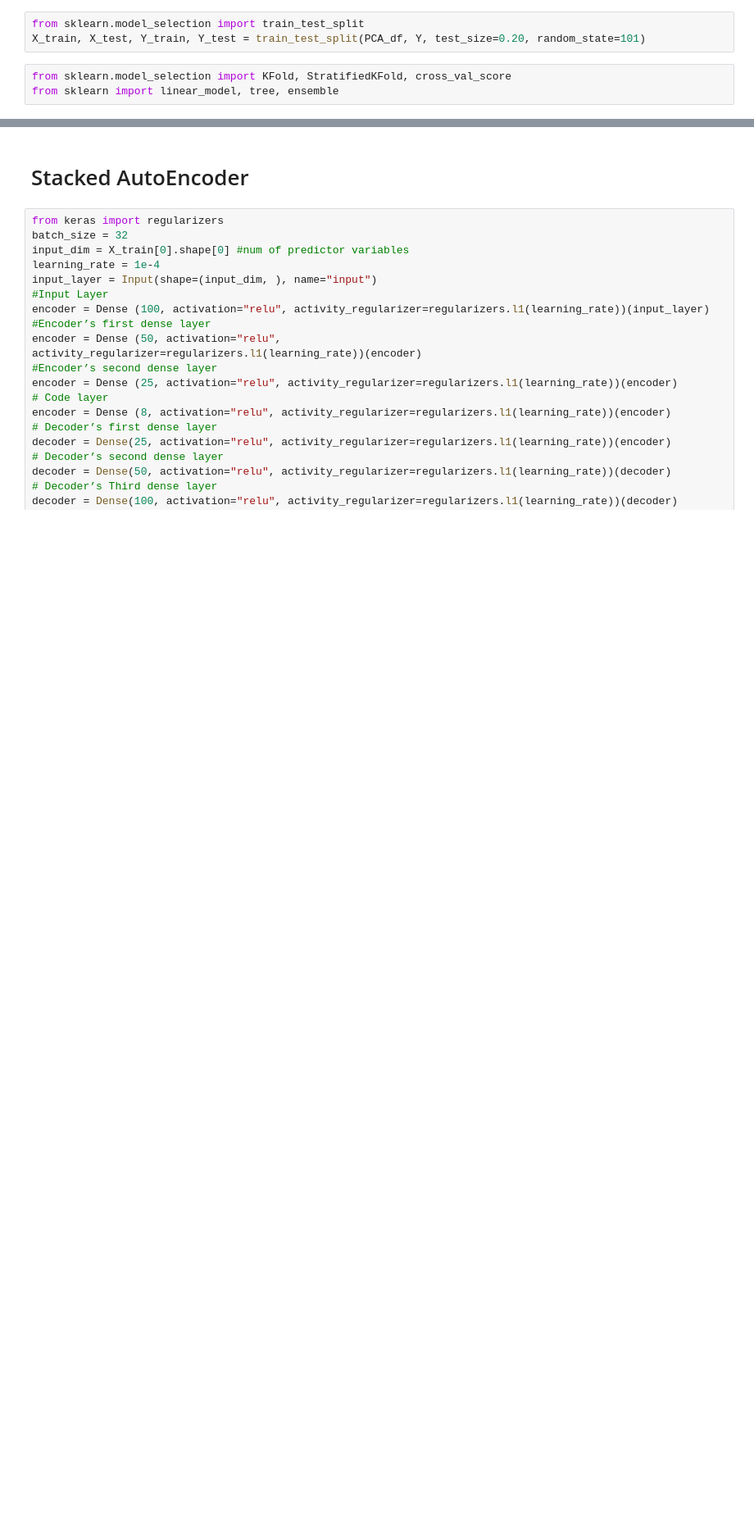
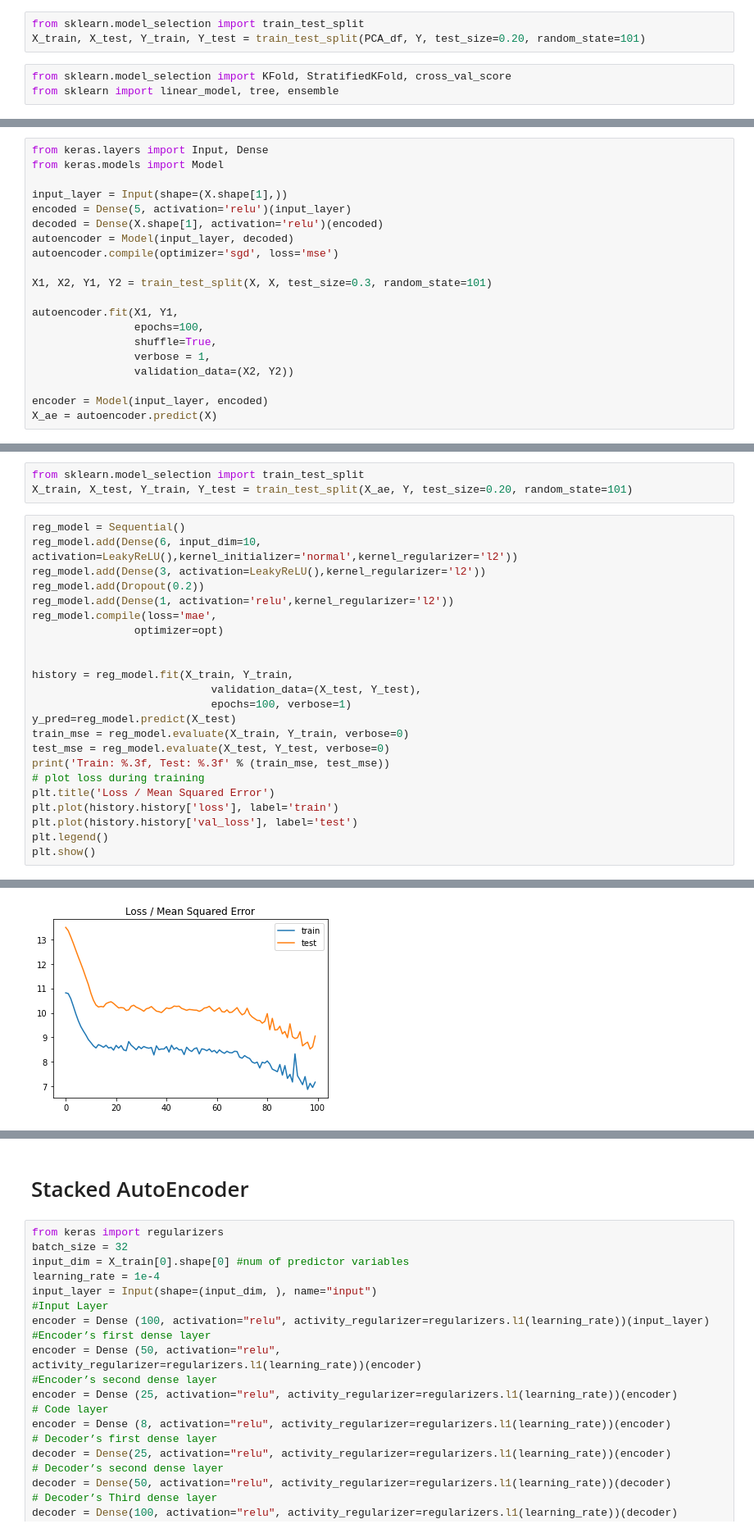
Before and after one commit to vinayakkrishanprasad/Prediction-of-Phase-Fraction-of-Steel-to-obtain-Aging-Response, a Jupyter notebook: Aging_new.ipynb, the cells around one changed output, grey strips where cells are left out. Shown at 82% size. Drawn from its saved outputs; the diff is of its cells as text; blank space fills up the shorter version.

```diff
--- a/Aging_new.ipynb
+++ b/Aging_new.ipynb
@@ -389,0 +427,20 @@ R2=r2_score(Y_test,y_preds)
+# %%
+from keras.layers import Input, Dense
+from keras.models import Model
+
+input_layer = Input(shape=(X.shape[1],))
+encoded = Dense(5, activation='relu')(input_layer)
+decoded = Dense(X.shape[1], activation='relu')(encoded)
+autoencoder = Model(input_layer, decoded)
+autoencoder.compile(optimizer='sgd', loss='mse')
+
+X1, X2, Y1, Y2 = train_test_split(X, X, test_size=0.3, random_state=101)
+
+autoencoder.fit(X1, Y1,
+                epochs=100,
+                shuffle=True,
+                verbose = 1,
+                validation_data=(X2, Y2))
+
+encoder = Model(input_layer, encoded)
+X_ae = autoencoder.predict(X)
@@ -389,0 +469,27 @@ R2=r2_score(Y_test,y_preds)
+# %%
+from sklearn.model_selection import train_test_split
+X_train, X_test, Y_train, Y_test = train_test_split(X_ae, Y, test_size=0.20, random_state=101)
+# %%
+reg_model = Sequential()
+reg_model.add(Dense(6, input_dim=10, activation=LeakyReLU(),kernel_initializer='normal',kernel_regularizer='l2'))
+reg_model.add(Dense(3, activation=LeakyReLU(),kernel_regularizer='l2'))
+reg_model.add(Dropout(0.2))
+reg_model.add(Dense(1, activation='relu',kernel_regularizer='l2'))
+reg_model.compile(loss='mae',
+                optimizer=opt)
+
+
+history = reg_model.fit(X_train, Y_train,
+                            validation_data=(X_test, Y_test),
+                            epochs=100, verbose=1)
+y_pred=reg_model.predict(X_test)
+train_mse = reg_model.evaluate(X_train, Y_train, verbose=0)
+test_mse = reg_model.evaluate(X_test, Y_test, verbose=0)
+print('Train: %.3f, Test: %.3f' % (train_mse, test_mse))
+# plot loss during training
+plt.title('Loss / Mean Squared Error')
+plt.plot(history.history['loss'], label='train')
+plt.plot(history.history['val_loss'], label='test')
+plt.legend()
+plt.show()
+# %% [output]
@@ -389,0 +513 @@ R2=r2_score(Y_test,y_preds)
+[figure, added]
```
Also changed, not shown: parts of 26 cells of this notebook, 1 other file.
